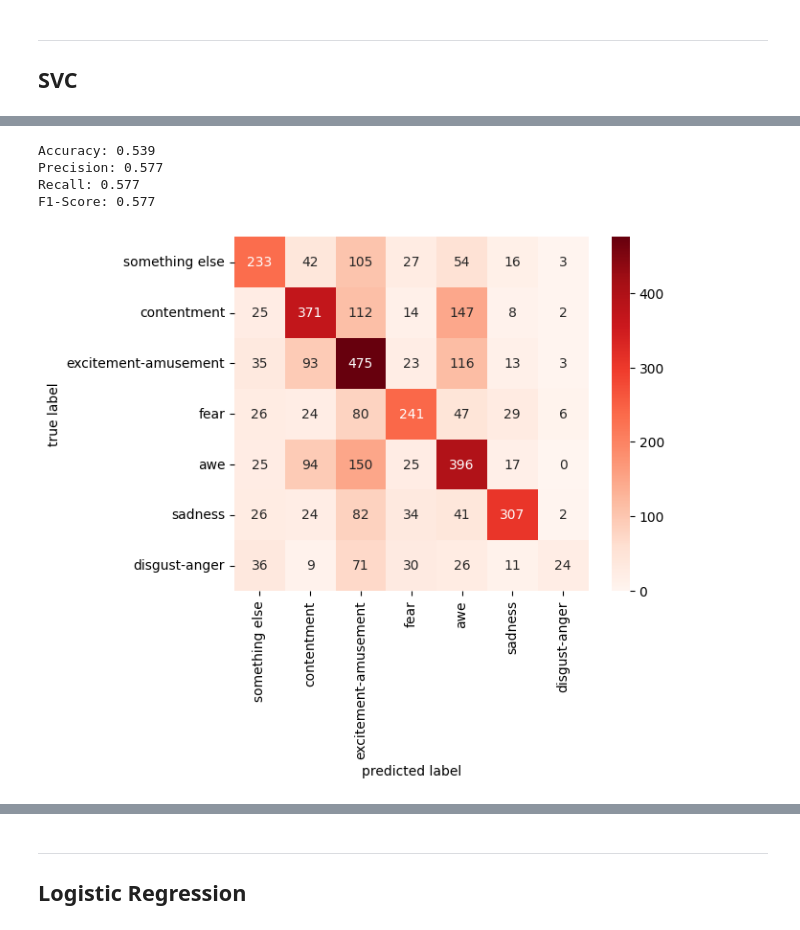
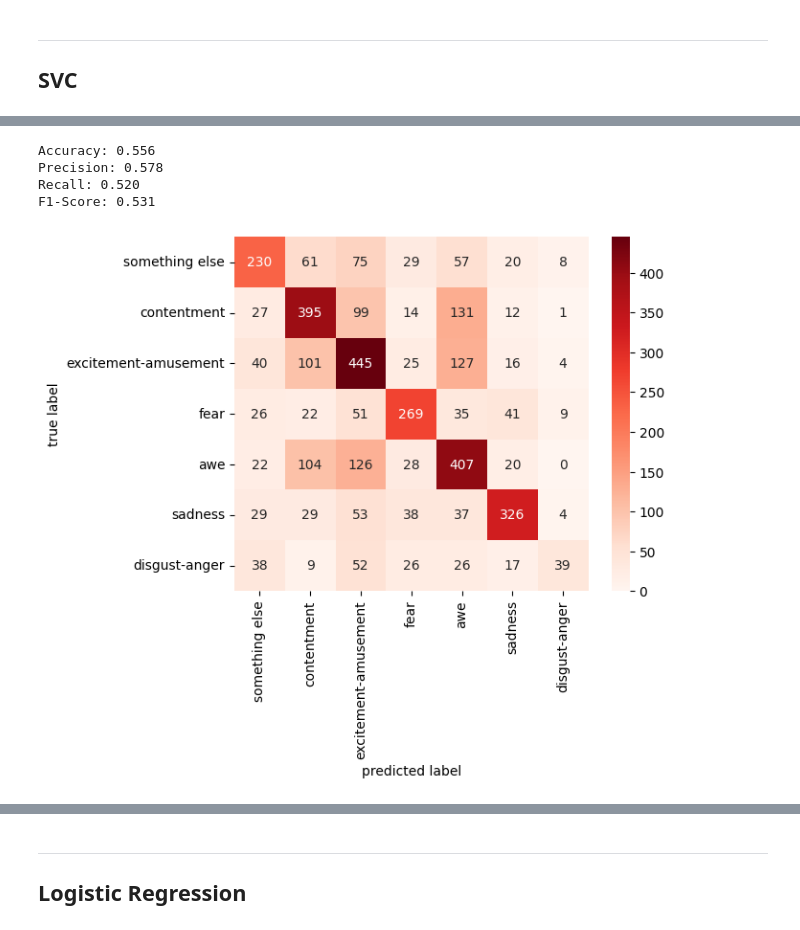
Before and after one commit to AlejandroCiuba/CS2756-Group-Project, a Jupyter notebook: Alejandro/text_experiments.ipynb, the cells around one changed output, grey strips where cells are left out. Drawn from its saved outputs; the diff is of its cells as text; code cells hidden in the pictures.

```diff
--- a/Alejandro/text_experiments.ipynb
+++ b/Alejandro/text_experiments.ipynb
@@ -123,18 +162,11 @@ def exp1a():
-# %%
-if selected(EXP1A):
-    exp1a()
-# %% [output]
-Accuracy: 0.539
-Precision: 0.577
-Recall: 0.577
-F1-Score: 0.577
-[figure, removed]
 # %%
 EXP1B = "SVC/TFIDF"
 
-def exp1b():
-
-    exp = Experiment(name=EXP1B, data=DATA, model=SVC())
-    exp.transform(vectorizer, vect=default_vector("tfidf"))
-    results = exp.full_run(metrics=METRICS)
-    display_results(results)
+if selected(EXP1B):
+    exp_run(EXP1B, model=SVC(C=1), transforms=[vectorizer], list_kwargs=[{"vect": default_vector("tfidf")}])
+# %% [output]
+Accuracy: 0.556
+Precision: 0.578
+Recall: 0.520
+F1-Score: 0.531
+[figure, added]
```
Also changed, not shown: parts of 26 cells of this notebook, 1 other file.
